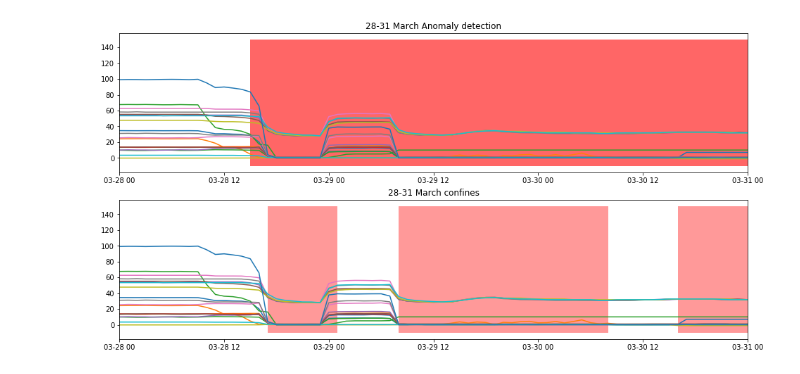
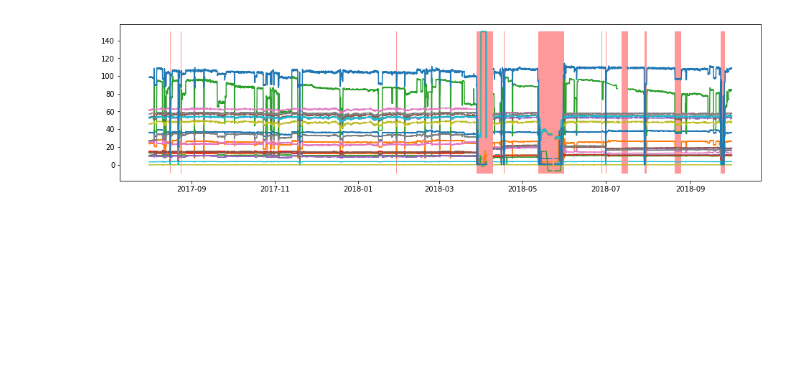
Before and after one commit to AnastasiiaKarliuk/Prediction-Maintenance, a Jupyter notebook: anomaly.ipynb, the cells around one changed output. Cells and saved outputs as stored; diff of their text form; code cells hidden in the pictures; blank space fills up the shorter version.

```diff
--- a/anomaly.ipynb
+++ b/anomaly.ipynb
@@ -56,7 +48,6 @@ mu, sigma2 = estimateGaussian(s)
 
 # Count anomaly
 y = np.zeros(len(s))
-t = np.zeros(len(s))
 for i in range(len(s)):
     for j in range(len(s[0])):
         if (abs(s[i,j] - mu[j]) > 3*(sigma2[j])):
@@ -75,40 +66,11 @@ for i in range(len(s)):
             or ((s[i,j] < -0.313 or s[i,j] > 0) and j==18)
             or (s[i,j]>5 and j==19)):
             y_them[i]=1
-
-#  Date time axis X
-# date_var = [datetime.strptime(data[i,0], '%Y-%m-%d %H:%M:%S') for i in range(len(data))]
-
-# Plots _ all graphics
-# ax = np.array(len(data[0]))
-# fig, (ax) = plt.subplots(nrows=21, ncols=1, figsize=(16, 60) )
-# plt.subplots_adjust(wspace=0, hspace=0.35)
-# for i in range(1,22):
-#     ax[i-1].plot(date_var, data[:,i],'b')
-#     ax[i-1].set_title(names[i])
-#     ax[i-1].fill_between(date_var, max(data[:,i]), where = y==1, facecolor='red', alpha='0.5', interpolate=True)
-#     ax[i-1].set_xlim(datetime(2018, 6, 10, 0, 0), datetime(2018, 7, 27, 0, 0))
-
-fig, (ax1, ax2) = plt.subplots(ncols=1, nrows=2, figsize = (16,8) )
-
-ax1.plot(data[:,0], data[:,1:])
-ax1.fill_between(data[:,0],-10, 150, where= y==1, facecolor='red', alpha=0.6)
-ax1.set_xlim(datetime(2018,3,28,0,0), datetime(2018,3,31,0,0))
-ax1.set_title('28-31 March Anomaly detection')
-
-ax2.plot(data[:,0], data[:,1:])
-ax2.fill_between(data[:,0],-10, 150, where= y_them==1, facecolor='red', alpha=0.4)
-ax2.set_title('28-31 March confines')
-ax2.set_xlim(datetime(2018,3,28,0,0), datetime(2018,3,31,0,0))
-plt.show()
-
-
-# plt.figure(figsize=(16,4))
-# plt.plot(data[:,0], data[:,1:])
-# plt.fill_between(data[:,0],-10, 150, where= y_them==1, facecolor='red', alpha=0.4)
-# plt.title('28-31 March confines')
-# # plt.xlim(datetime(2018,9,22,10,0), datetime(2018,9,26,22,0))
-# # plt.xlim(datetime(2018,9,1,10,0), datetime(2018,9,30,22,0))
-# plt.show()
-# %% [output]
-[figure, removed]
+# %%
+plt.figure(figsize=(16,4))
+plt.plot(data[:,0], data[:,1:])
+plt.fill_between(data[:,0],-10, 150, where= y==1, facecolor='red', alpha=0.4)
+# plt.xlim(datetime(2018,7,17,0,0), datetime(2018,7,22,22,0))
+plt.show()
+# %% [output]
+[figure, added]
```
Also changed, not shown: parts of 2 cells of this notebook, 2 other files.
